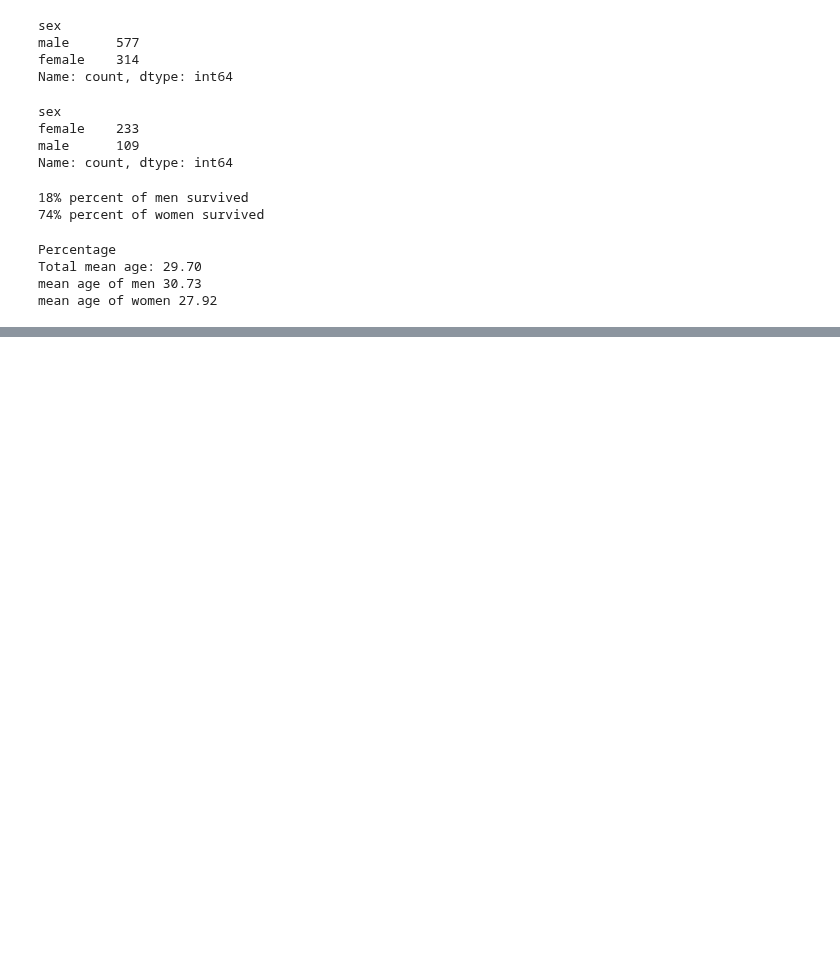
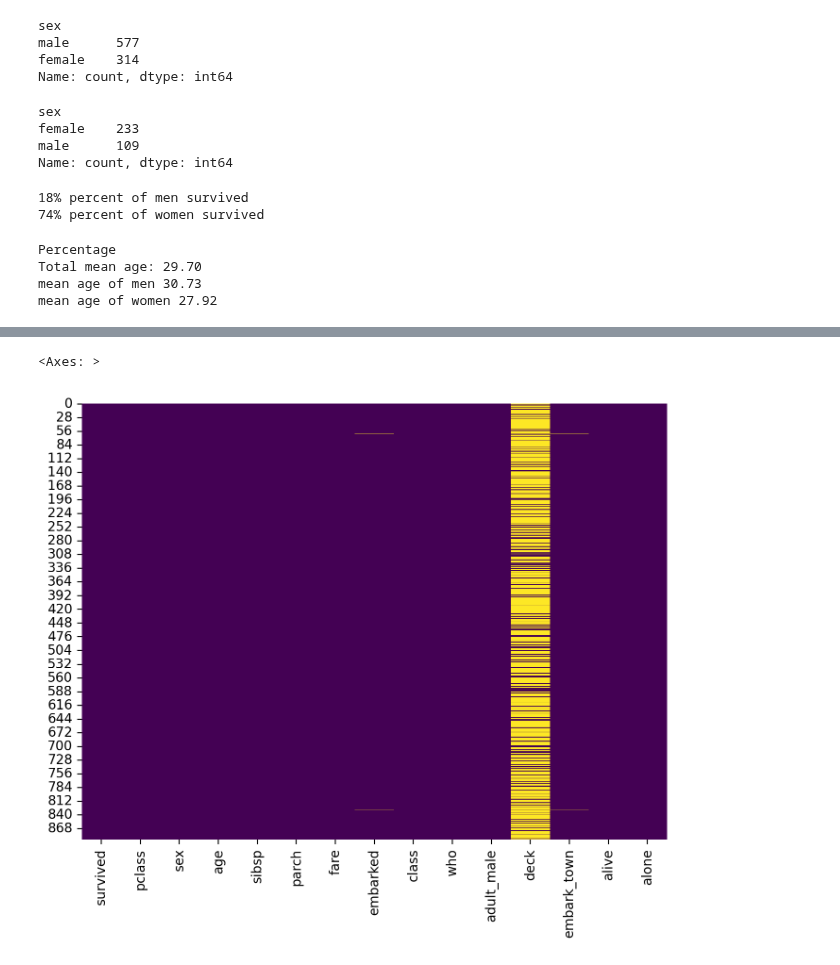
Before and after one commit to arashniroomand/MachineLearning, a Jupyter notebook: Practical_MasterClass/LogisticRegression/LogisitcRegression.ipynb, the cells around one changed output, grey strips where cells are left out. Saved outputs shown, nothing was run; the diff lists cells and outputs as text; code cells hidden in the pictures; blank space fills up the shorter version.

```diff
--- a/Practical_MasterClass/LogisticRegression/LogisitcRegression.ipynb
+++ b/Practical_MasterClass/LogisticRegression/LogisitcRegression.ipynb
@@ -132,0 +133,17 @@ sns.catplot(data=titanic, x='class', y='age', kind='box',
+# %%
+def impute_age(pclass, sex):
+    if sex == 'male':
+        if pclass == 1:
+            return titanic[(titanic['pclass'] == 1) & (titanic['sex'] == 'male')]['age'].mean()
+        elif pclass == 2:
+            return titanic[(titanic['pclass'] == 2) & (titanic['sex'] == 'male')]['age'].mean()
+        elif pclass == 3:
+            return titanic[(titanic['pclass'] == 3) & (titanic['sex'] == 'male')]['age'].mean()
+
+    else:
+        if pclass == 1:
+            return titanic[(titanic['pclass'] == 1) & (titanic['sex'] == 'female')]['age'].mean()
+        elif pclass == 2:
+            return titanic[(titanic['pclass'] == 2) & (titanic['sex'] == 'female')]['age'].mean()
+        elif pclass == 3:
+            return titanic[(titanic['pclass'] == 3) & (titanic['sex'] == 'female')]['age'].mean()
@@ -132,0 +154,2 @@ sns.catplot(data=titanic, x='class', y='age', kind='box',
+# %%
+titanic['age'] = titanic.apply(lambda x: impute_age(x['pclass'], x['sex']) if np.isnan(x['age']) else x['age'], axis=1)
@@ -132,0 +175,5 @@ sns.catplot(data=titanic, x='class', y='age', kind='box',
+# %%
+sns.heatmap(titanic.isnull(), cbar=False, cmap='viridis')
+# %% [output]
+<Axes: >
+[figure, added]
```
Also changed, not shown: parts of 3 cells of this notebook.
